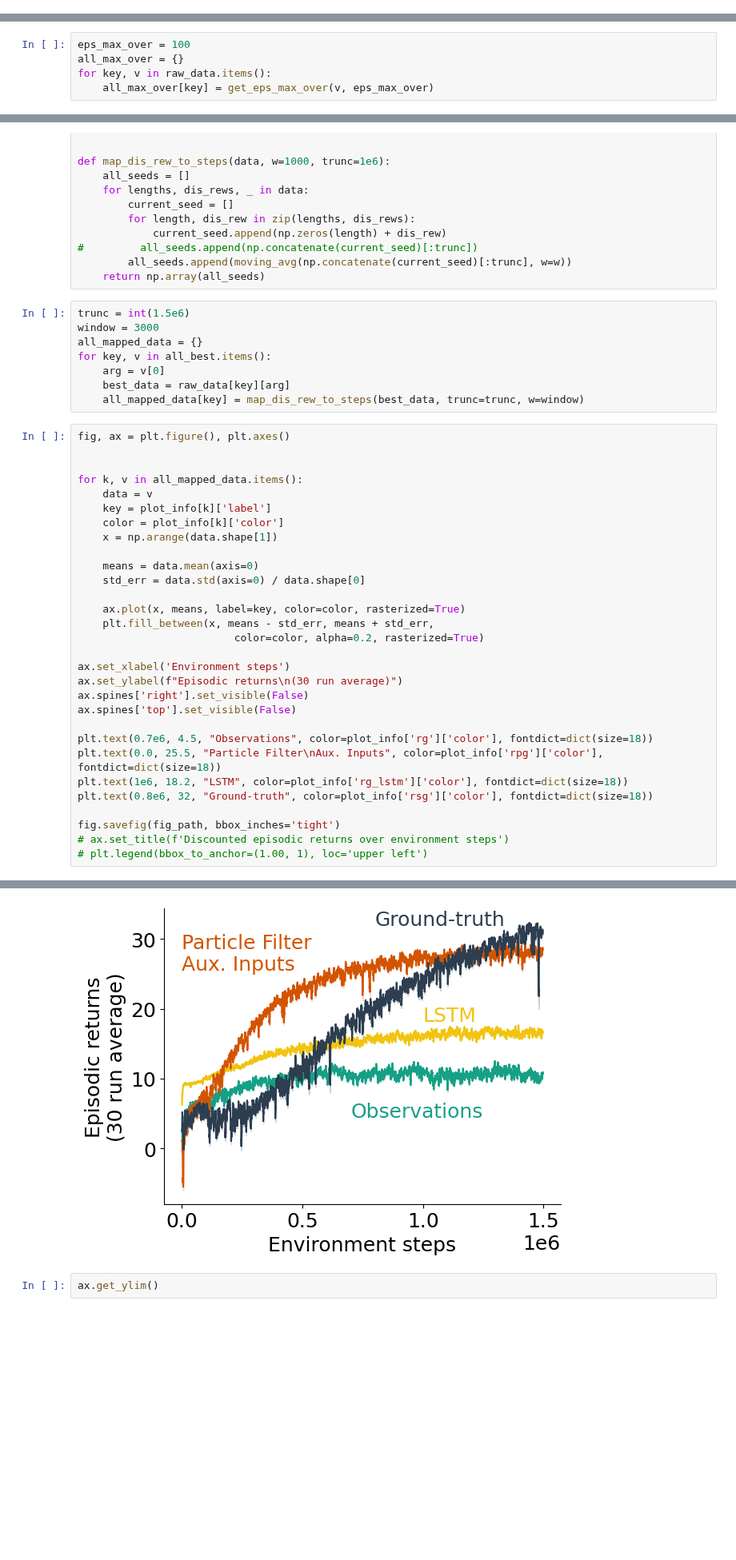
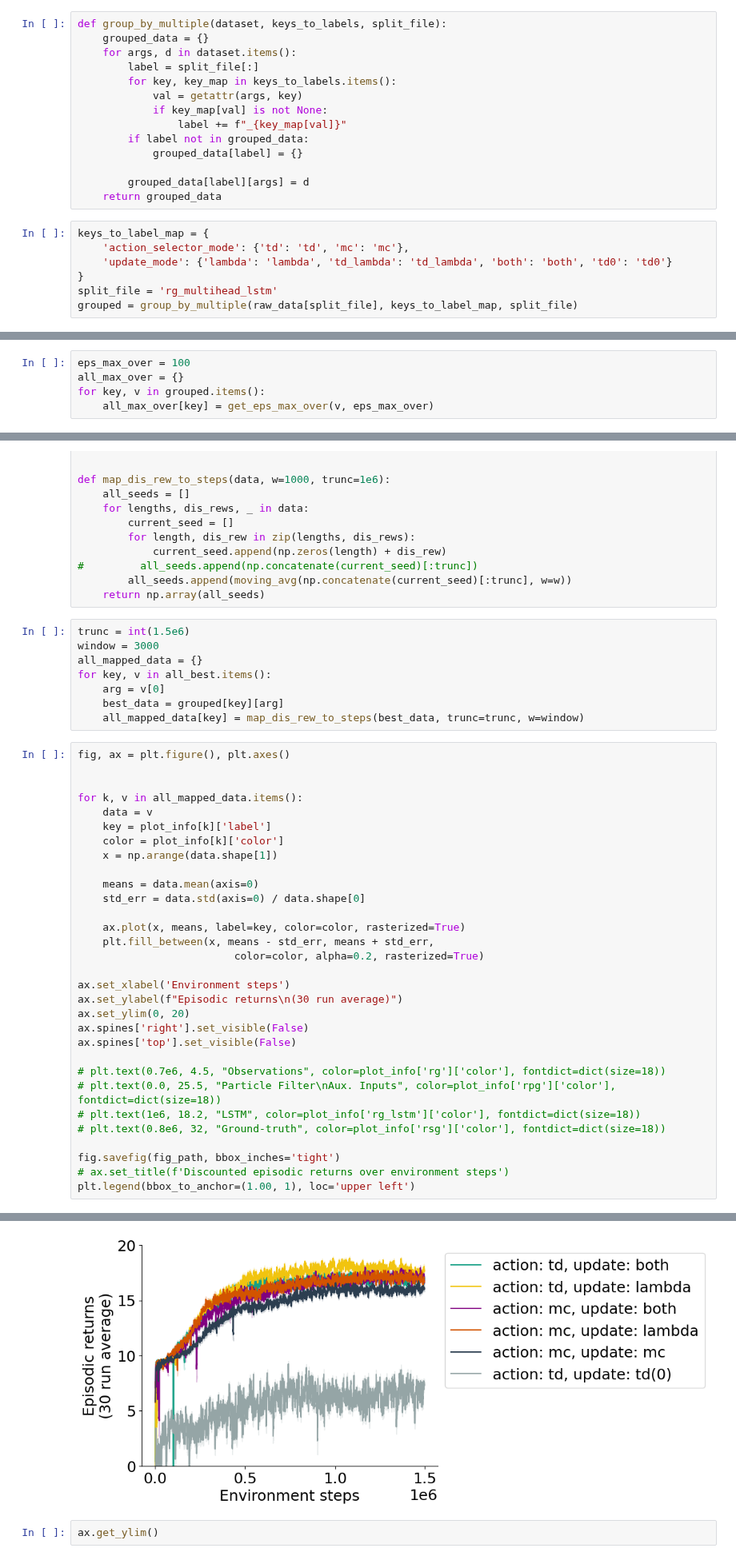
Before and after one commit to taodav/aux-inputs, a Jupyter notebook: analysis/plot_results_r_best.ipynb, the cells around one changed output, grey strips where cells are left out. Shown at 80% size. Saved outputs shown, nothing was run; the diff lists cells and outputs as text; blank space fills up the shorter version.

```diff
--- a/analysis/plot_results_r_best.ipynb
+++ b/analysis/plot_results_r_best.ipynb
@@ -110,6 +115,27 @@ raw_data = {}
 for key, v in all_paths.items():
     processed = process_dir(v, split_by, discount=discount)
     raw_data[key] = processed
+# %%
+def group_by_multiple(dataset, keys_to_labels, split_file):
+    grouped_data = {}
+    for args, d in dataset.items():
+        label = split_file[:]
+        for key, key_map in keys_to_labels.items():
+            val = getattr(args, key)
+            if key_map[val] is not None:
+                label += f"_{key_map[val]}"
+        if label not in grouped_data:
+            grouped_data[label] = {}
+
+        grouped_data[label][args] = d
+    return grouped_data
+# %%
+keys_to_label_map = {
+    'action_selector_mode': {'td': 'td', 'mc': 'mc'},
+    'update_mode': {'lambda': 'lambda', 'td_lambda': 'td_lambda', 'both': 'both', 'td0': 'td0'}
+}
+split_file = 'rg_multihead_lstm'
+grouped = group_by_multiple(raw_data[split_file], keys_to_label_map, split_file)
 # %%
 # we average the discounted episodic rewards over the final 100 episodes.
 
@@ -122,7 +148,7 @@ def get_eps_max_over(data, eps_max_over=100):
 # %%
 eps_max_over = 100
 all_max_over = {}
-for key, v in raw_data.items():
+for key, v in grouped.items():
     all_max_over[key] = get_eps_max_over(v, eps_max_over)
 # %%
 # Get the best hyperparams based on the final 100 episodes
@@ -160,7 +190,7 @@ window = 3000
 all_mapped_data = {}
 for key, v in all_best.items():
     arg = v[0]
-    best_data = raw_data[key][arg]
+    best_data = grouped[key][arg]
     all_mapped_data[key] = map_dis_rew_to_steps(best_data, trunc=trunc, w=window)
 # %%
 fig, ax = plt.figure(), plt.axes()
@@ -181,15 +211,16 @@ for k, v in all_mapped_data.items():
 
 ax.set_xlabel('Environment steps')
 ax.set_ylabel(f"Episodic returns\n(30 run average)")
+ax.set_ylim(0, 20)
 ax.spines['right'].set_visible(False)
 ax.spines['top'].set_visible(False)
 
-plt.text(0.7e6, 4.5, "Observations", color=plot_info['rg']['color'], fontdict=dict(size=18))
-plt.text(0.0, 25.5, "Particle Filter\nAux. Inputs", color=plot_info['rpg']['color'], fontdict=dict(size=18))
-plt.text(1e6, 18.2, "LSTM", color=plot_info['rg_lstm']['color'], fontdict=dict(size=18))
-plt.text(0.8e6, 32, "Ground-truth", color=plot_info['rsg']['color'], fontdict=dict(size=18))
+# plt.text(0.7e6, 4.5, "Observations", color=plot_info['rg']['color'], fontdict=dict(size=18))
+# plt.text(0.0, 25.5, "Particle Filter\nAux. Inputs", color=plot_info['rpg']['color'], fontdict=dict(size=18))
+# plt.text(1e6, 18.2, "LSTM", color=plot_info['rg_lstm']['color'], fontdict=dict(size=18))
+# plt.text(0.8e6, 32, "Ground-truth", color=plot_info['rsg']['color'], fontdict=dict(size=18))
 
 fig.savefig(fig_path, bbox_inches='tight')
 # ax.set_title(f'Discounted episodic returns over environment steps')
-# plt.legend(bbox_to_anchor=(1.00, 1), loc='upper left')
+plt.legend(bbox_to_anchor=(1.00, 1), loc='upper left')
 # %% [output]
@@ -196,4 +228,4 @@ fig.savefig(fig_path, bbox_inches='tight')
-[figure, old version]
+[figure, new version]
 # %%
 ax.get_ylim()
 # %% [output]
```
Also changed, not shown: parts of 4 cells of this notebook, 5 other files.
